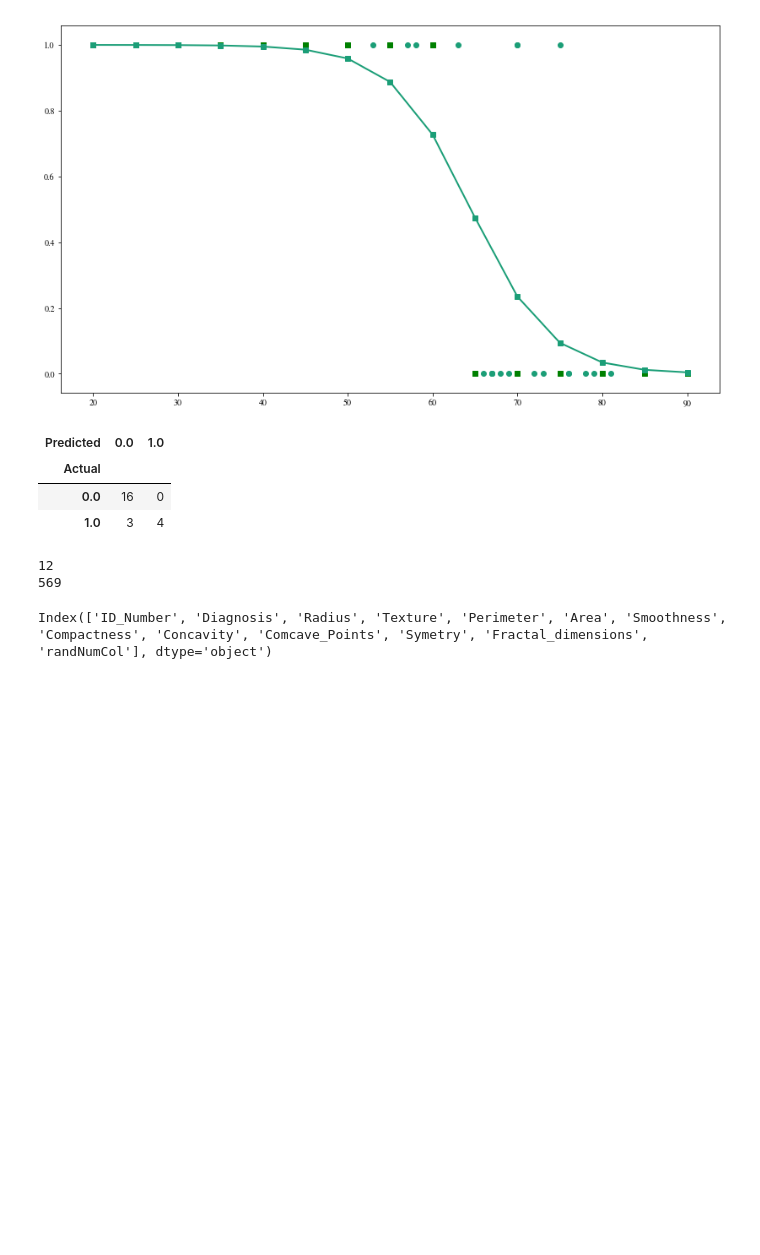
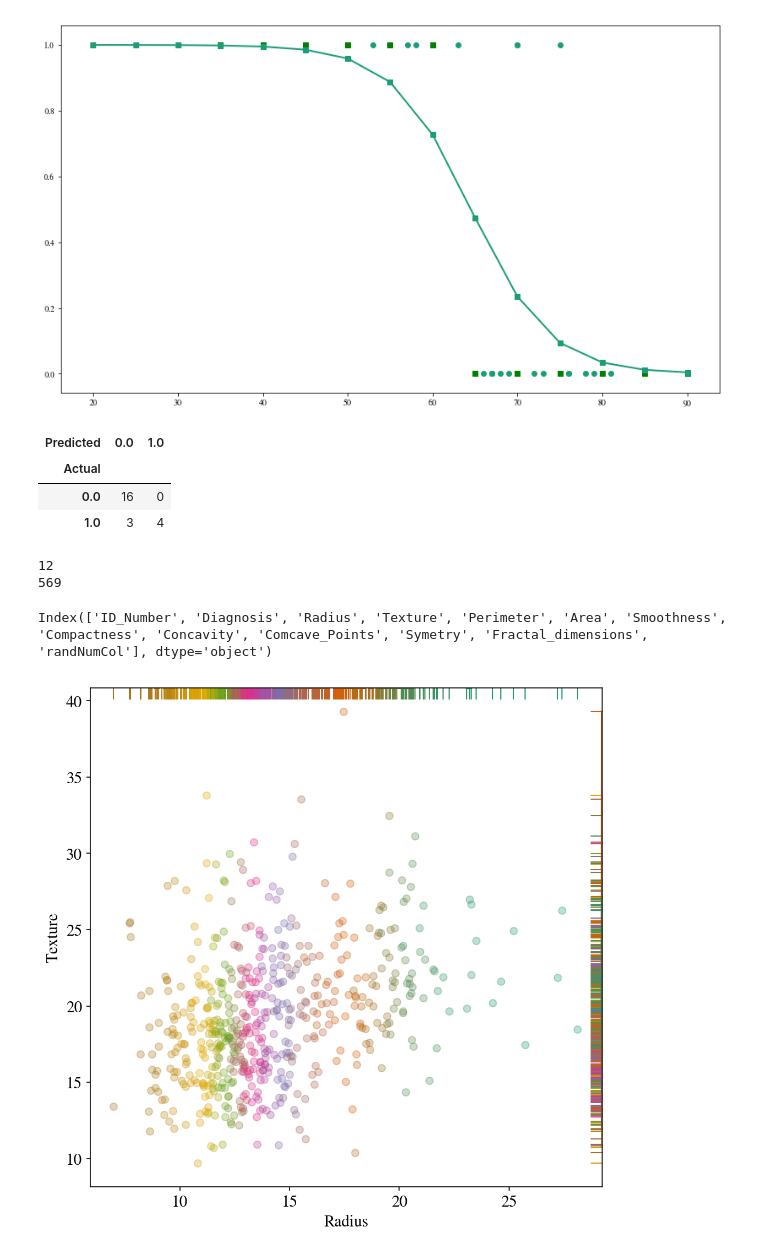
Before and after one commit to hanxiao0607/EMSEDataAnalytics, a Jupyter notebook: EMSE6992_Assignments/HW2.ipynb, the cells around one changed output. Cells and saved outputs as stored; diff of their text form; code cells hidden in the pictures; blank space fills up the shorter version.

```diff
--- a/EMSE6992_Assignments/HW2.ipynb
+++ b/EMSE6992_Assignments/HW2.ipynb
@@ -426,6 +426,13 @@ Index(['ID_Number', 'Diagnosis', 'Radius', 'Texture', 'Perimeter', 'Area', 'Smoo
 # %%
 #Instruction5: Choose three different features in your dataset and cluster them by the randomNumCol
 df2 = df[['randNumCol', 'Radius', 'Texture', 'Perimeter']]
+akeys=df['randNumCol']
+avals=['Radius','Texture','Perimeter']
+amap={e[0]:e[1] for e in zip(akeys,avals)}
+ax=scatter_by(df, 'Radius', 'Texture', by='Perimeter', labeler=amap, mfunc=make_rug, mms=20)
+ax.grid(False)
+# %% [output]
+[figure, added]
 # %%
 #Instructin6: Add plotting settings
 from matplotlib.colors import ListedColormap
```
Also changed, not shown: parts of 6 cells of this notebook.
